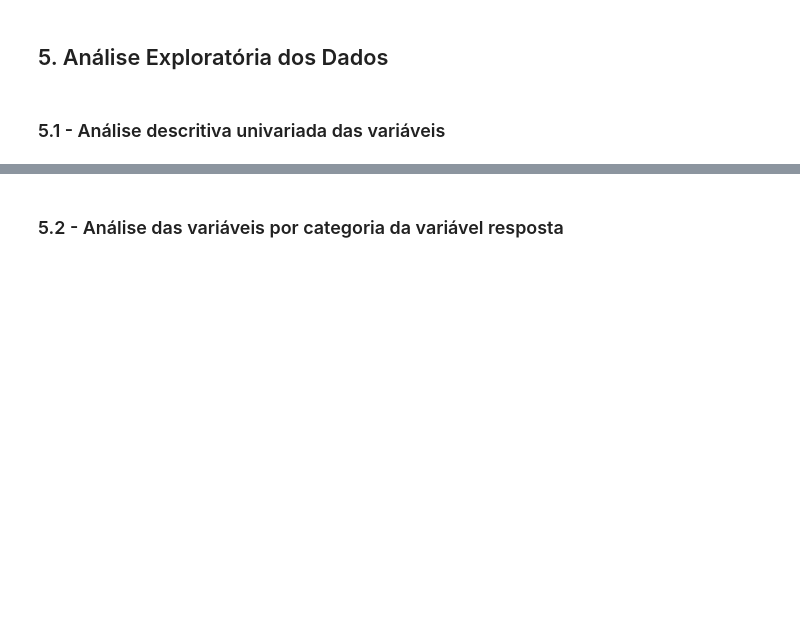
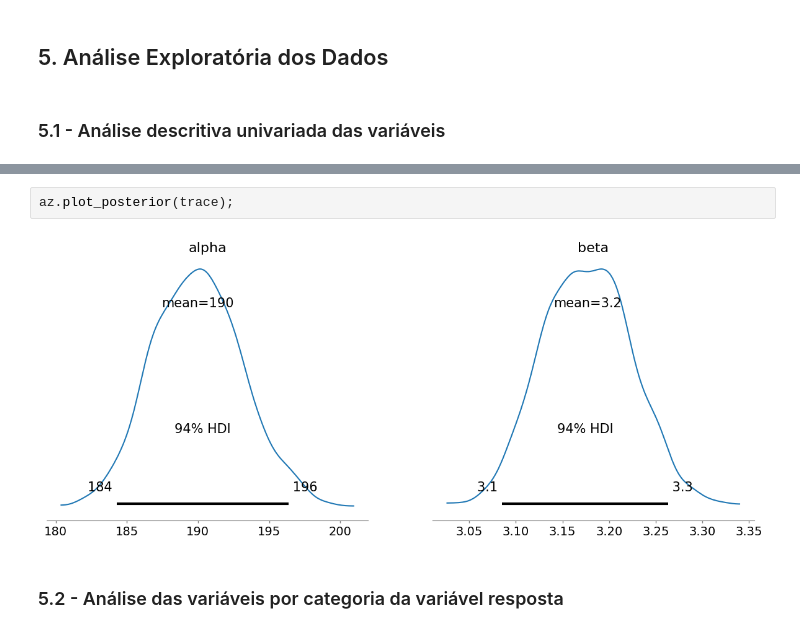
Before and after one commit to Cizika/tiktok-popularity-analysis, a Jupyter notebook: Analise_da_Popularidade_no_TikTok.ipynb, the cells around one changed output, grey strips where cells are left out. Cells and saved outputs as stored; diff of their text form; blank space fills up the shorter version.

```diff
--- a/Analise_da_Popularidade_no_TikTok.ipynb
+++ b/Analise_da_Popularidade_no_TikTok.ipynb
@@ -158,3 +217,7 @@ See the caveats in the documentation: https://pandas.pydata.org/pandas-docs/stab
+# %%
+az.plot_posterior(trace);
+# %% [output]
+[figure, added]
 # %% [markdown]
 ### 5.2 - Análise das variáveis por categoria da variável resposta
 # %% [markdown]
```
Also changed, not shown: parts of 7 cells of this notebook.
